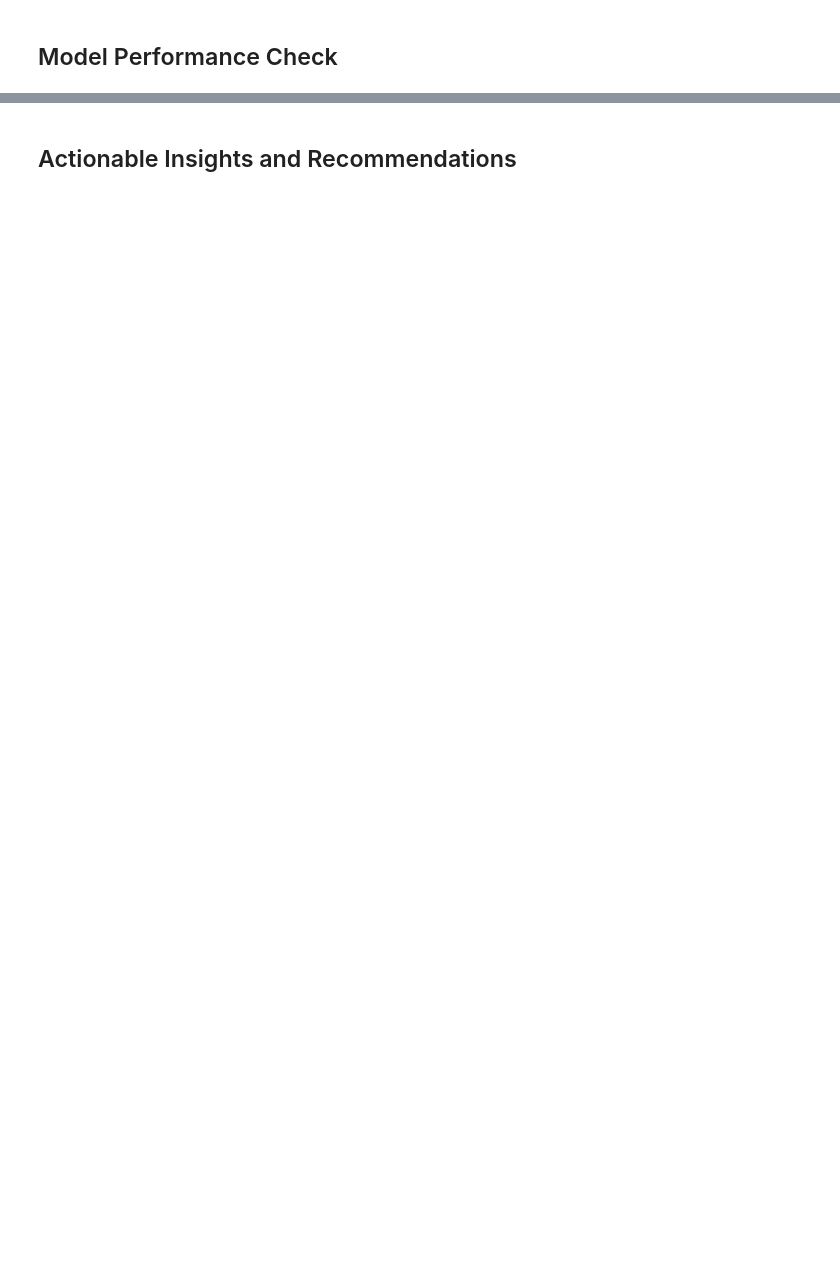
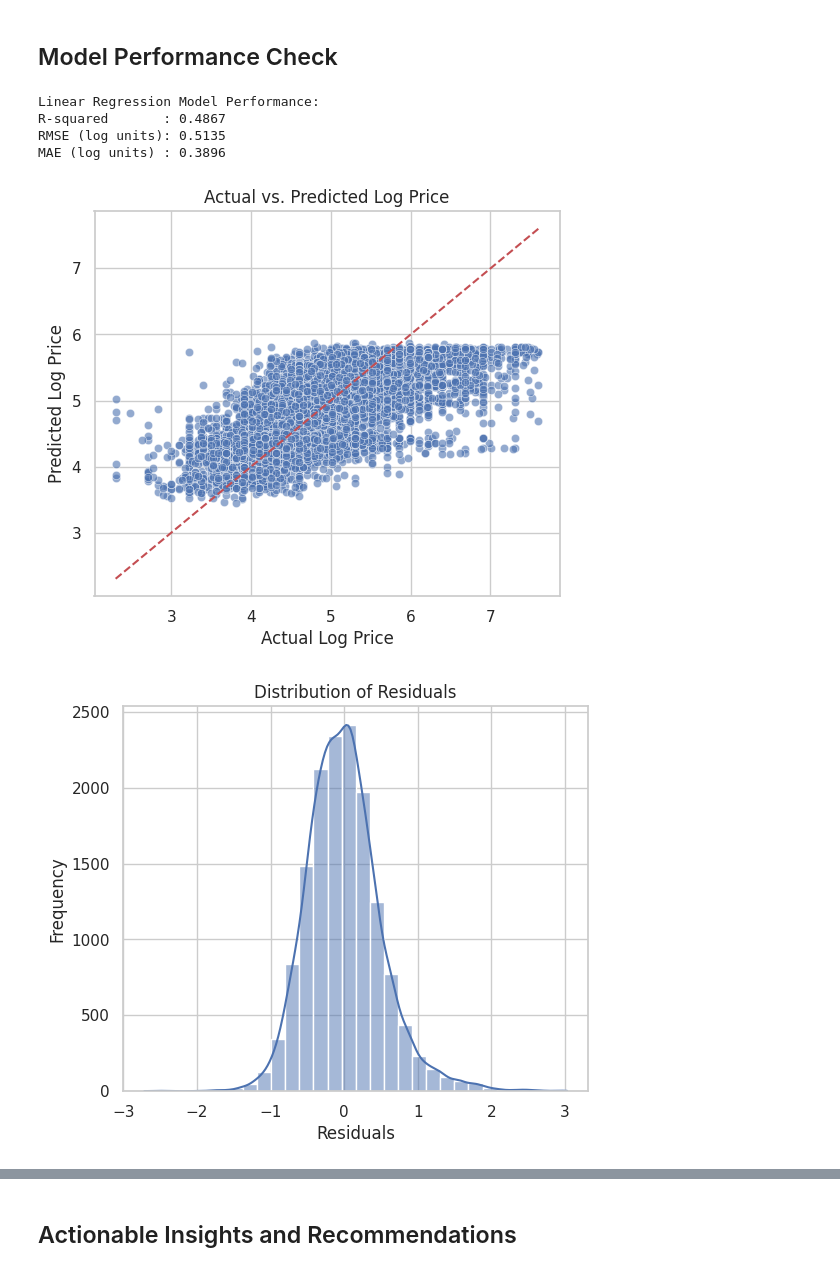
Before and after one commit to EvagAIML/AIML, a Jupyter notebook: Fullcode_ML_additional_Project_Erik_V.ipynb, the cells around one changed output, grey strips where cells are left out. Cells and saved outputs as stored; diff of their text form; code cells hidden in the pictures; blank space fills up the shorter version.

```diff
--- a/Fullcode_ML_additional_Project_Erik_V.ipynb
+++ b/Fullcode_ML_additional_Project_Erik_V.ipynb
@@ -119,2 +400,55 @@ df.head()
 # %% [markdown]
 ## Model Performance Check
+# %%
+# Predict on test set
+y_pred = linear_regression_model.predict(X_test_prepared)
+
+# Calculate performance metrics
+r2 = r2_score(y_test, y_pred)
+rmse = np.sqrt(mean_squared_error(y_test, y_pred))
+mae = mean_absolute_error(y_test, y_pred)
+
+# Print metrics
+print("Linear Regression Model Performance:")
+print(f"R-squared       : {r2:.4f}")
+print(f"RMSE (log units): {rmse:.4f}")
+print(f"MAE (log units) : {mae:.4f}")
+
+# Residuals
+residuals = y_test - y_pred
+
+# Actual vs. Predicted plot
+plt.figure(figsize=(6, 5))
+sns.scatterplot(x=y_test, y=y_pred, alpha=0.6)
+plt.plot([y_test.min(), y_test.max()], [y_test.min(), y_test.max()], '--r')
+plt.title("Actual vs. Predicted Log Price")
+plt.xlabel("Actual Log Price")
+plt.ylabel("Predicted Log Price")
+plt.grid(True)
+plt.show()
+
+# Distribution of Residuals
+plt.figure(figsize=(6, 5))
+sns.histplot(residuals, bins=30, kde=True)
+plt.title("Distribution of Residuals")
+plt.xlabel("Residuals")
+plt.ylabel("Frequency")
+plt.grid(True)
+plt.show()
+
+# Residuals vs. Fitted values
+plt.figure(figsize=(6, 5))
+sns.scatterplot(x=y_pred, y=residuals, alpha=0.6)
+plt.axhline(0, color='red', linestyle='--')
+plt.title("Residuals vs. Fitted Values")
+plt.xlabel("Predicted Log Price")
+plt.ylabel("Residuals")
+plt.grid(True)
+plt.show()
+# %% [output]
+Linear Regression Model Performance:
+R-squared       : 0.4867
+RMSE (log units): 0.5135
+MAE (log units) : 0.3896
+[figure, added]
+[figure, added]
```
Also changed, not shown: parts of 12 cells of this notebook.
